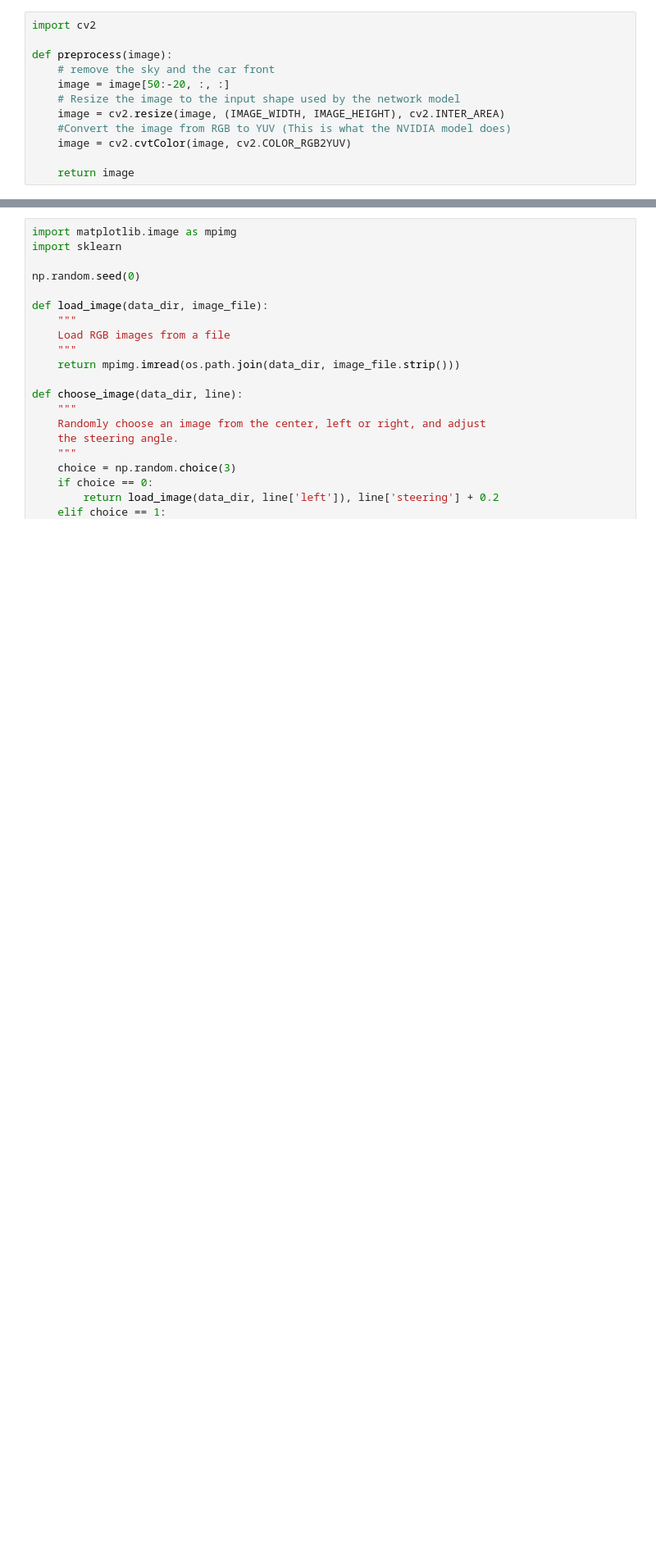
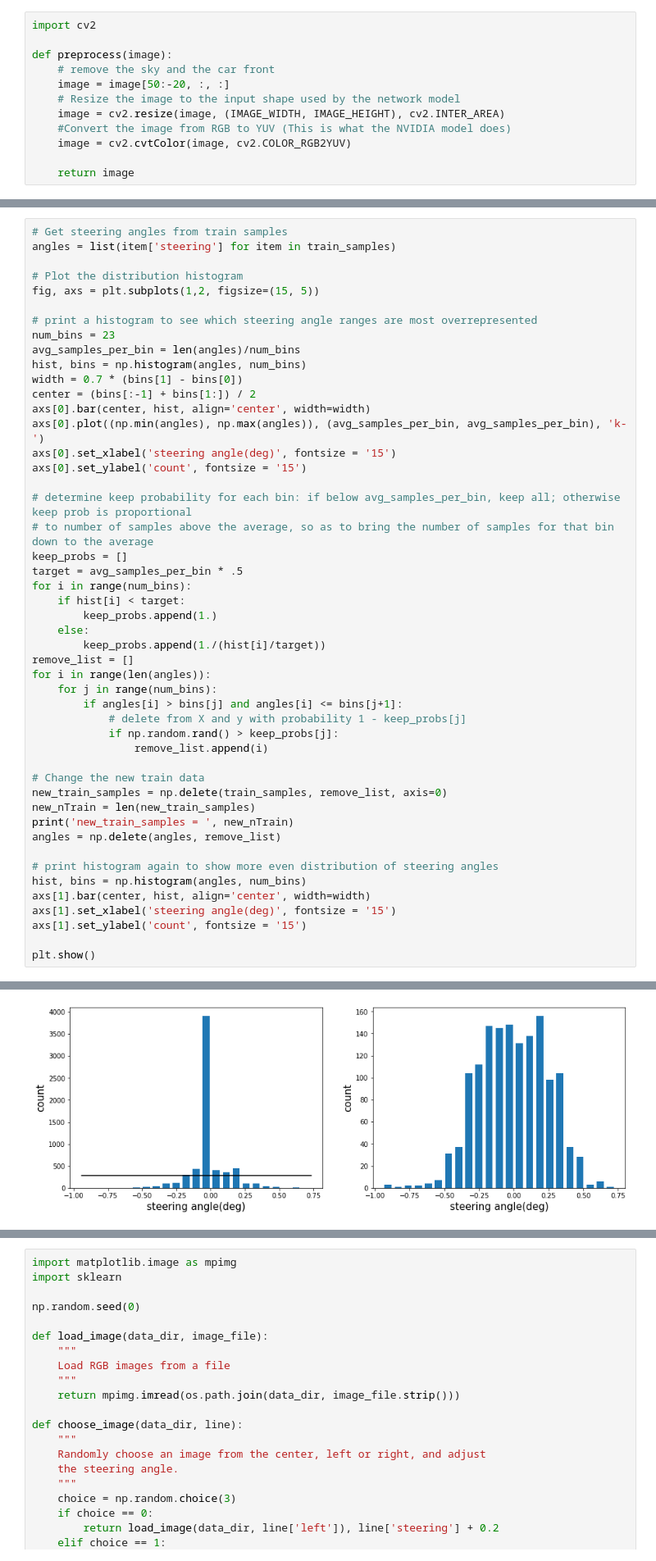
Before and after one commit to JeonghwaLee-TwinDAD/Behavioral-Cloning, a Jupyter notebook: model.ipynb, the cells around one changed output, grey strips where cells are left out. Shown at 82% size. Drawn from its saved outputs; the diff is of its cells as text; blank space fills up the shorter version.

```diff
--- a/model.ipynb
+++ b/model.ipynb
@@ -135,0 +123,49 @@ plt.show()
+# %%
+# Get steering angles from train samples
+angles = list(item['steering'] for item in train_samples)
+
+# Plot the distribution histogram
+fig, axs = plt.subplots(1,2, figsize=(15, 5))
+
+# print a histogram to see which steering angle ranges are most overrepresented
+num_bins = 23
+avg_samples_per_bin = len(angles)/num_bins
+hist, bins = np.histogram(angles, num_bins)
+width = 0.7 * (bins[1] - bins[0])
+center = (bins[:-1] + bins[1:]) / 2
+axs[0].bar(center, hist, align='center', width=width)
+axs[0].plot((np.min(angles), np.max(angles)), (avg_samples_per_bin, avg_samples_per_bin), 'k-')
+axs[0].set_xlabel('steering angle(deg)', fontsize = '15')
+axs[0].set_ylabel('count', fontsize = '15')
+
+# determine keep probability for each bin: if below avg_samples_per_bin, keep all; otherwise keep prob is proportional
+# to number of samples above the average, so as to bring the number of samples for that bin down to the average
+keep_probs = []
+target = avg_samples_per_bin * .5
+for i in range(num_bins):
+    if hist[i] < target:
+        keep_probs.append(1.)
+    else:
+        keep_probs.append(1./(hist[i]/target))
+remove_list = []
+for i in range(len(angles)):
+    for j in range(num_bins):
+        if angles[i] > bins[j] and angles[i] <= bins[j+1]:
+            # delete from X and y with probability 1 - keep_probs[j]
+            if np.random.rand() > keep_probs[j]:
+                remove_list.append(i)
+
+# Change the new train data
+new_train_samples = np.delete(train_samples, remove_list, axis=0)
+new_nTrain = len(new_train_samples)
+print('new_train_samples = ', new_nTrain)
+angles = np.delete(angles, remove_list)
+
+# print histogram again to show more even distribution of steering angles
+hist, bins = np.histogram(angles, num_bins)
+axs[1].bar(center, hist, align='center', width=width)
+axs[1].set_xlabel('steering angle(deg)', fontsize = '15')
+axs[1].set_ylabel('count', fontsize = '15')
+
+plt.show()
+# %% [output]
@@ -136 +173,2 @@ plt.show()
+[figure, added]
 # %% [markdown]
```
Also changed, not shown: parts of 40 cells of this notebook.
